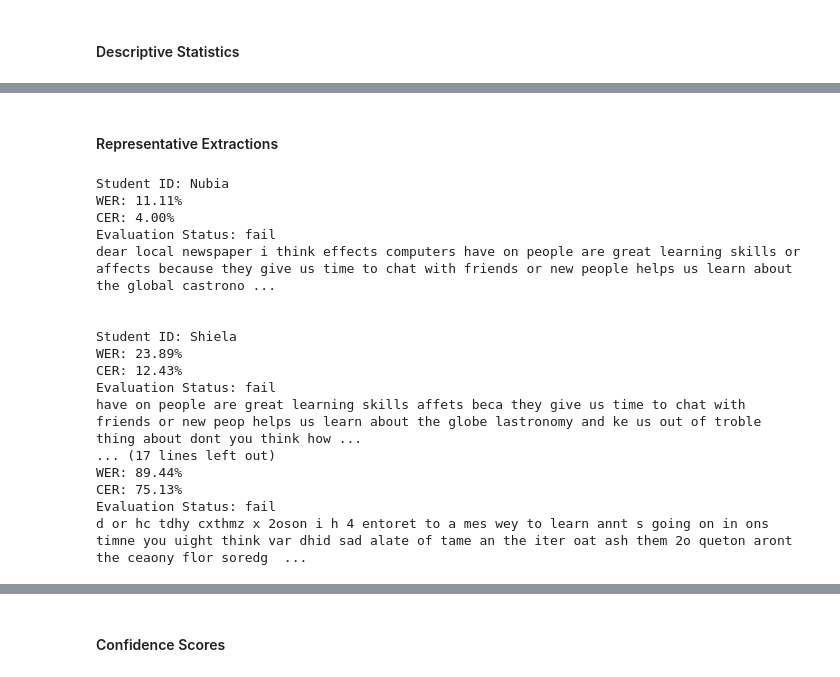
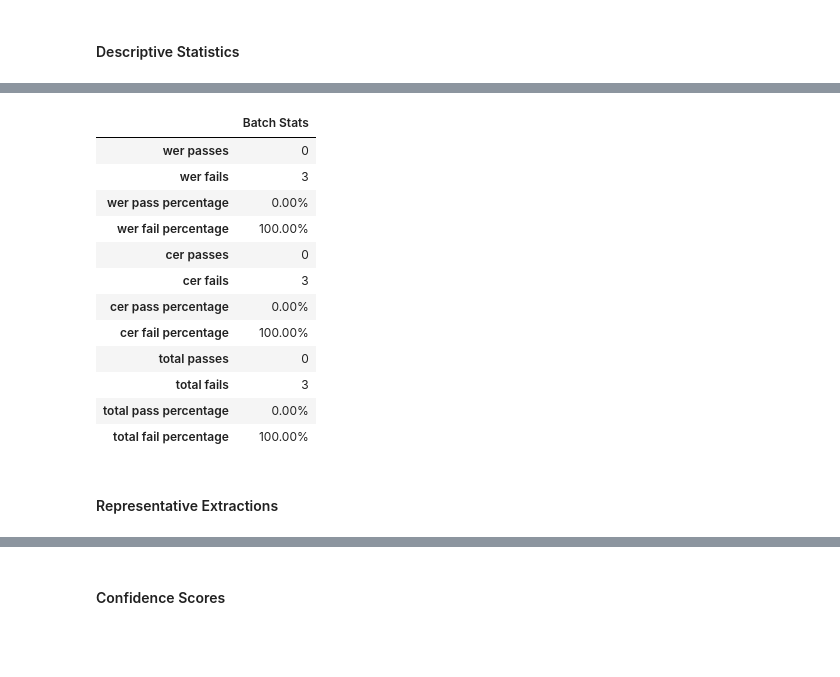
Before and after one commit to AsaDorville758/aes-thesis, a Jupyter notebook: aes_notebook/Whisper_paddleOCR_deBERTa.ipynb, the cells around one changed output, grey strips where cells are left out. Cells and saved outputs as stored; diff of their text form; code cells hidden in the pictures; blank space fills up the shorter version.

```diff
--- a/aes_notebook/Whisper_paddleOCR_deBERTa.ipynb
+++ b/aes_notebook/Whisper_paddleOCR_deBERTa.ipynb
@@ -1059,41 +1113,18 @@ df
+# %%
+batch_data.show_eval_stats()
+# %% [output]
+|  | Batch Stats |
+| wer passes | 0 |
+| wer fails | 3 |
+| wer pass percentage | 0.00% |
+| wer fail percentage | 100.00% |
+| cer passes | 0 |
+| cer fails | 3 |
+| cer pass percentage | 0.00% |
+| cer fail percentage | 100.00% |
+| total passes | 0 |
+| total fails | 3 |
+| total pass percentage | 0.00% |
+| total fail percentage | 100.00% |
 # %% [markdown]
 #### Representative Extractions
-# %%
-#Calculate indices for 5 representative samples from WER distribution
-#Select samples in increasing WER from min to max
-
-#TODO: Make all of this into a class
-
-min_indx = 0
-max_indx = len(batch_extraction['details']) -1
-median_indx = int((min_indx + max_indx)/2)
-lower_mid_indx = int((min_indx + median_indx)/2)
-upper_mid_indx = int((median_indx + max_indx)/2)
-
-sample_indx = [min_indx, lower_mid_indx, median_indx, upper_mid_indx, max_indx]
-
-for i in sample_indx:
-    print(f"Student ID: {batch_extraction['details'][i]['Student_ID']}")
-    print(f"WER: {batch_extraction['details'][i]['WER']:.2%}")
-    print(f"CER: {batch_extraction['details'][i]['CER']:.2%}")
-    print(f"Evaluation Status: {batch_extraction['details'][i]['Evaluation Status']}")
-    batch_extraction['details'][i]["Extraction"].show_normalised_text() #change Extraction to Output for universality
-    print('\n')
-# %% [output]
-Student ID: Nubia
-WER: 11.11%
-CER: 4.00%
-Evaluation Status: fail
-dear local newspaper i think effects computers have on people are great learning skills or affects because they give us time to chat with friends or new people helps us learn about the global castrono ...
-
-
-Student ID: Shiela
-WER: 23.89%
-CER: 12.43%
-Evaluation Status: fail
-have on people are great learning skills affets beca they give us time to chat with friends or new peop helps us learn about the globe lastronomy and ke us out of troble thing about dont you think how ...
-... (17 lines left out)
-WER: 89.44%
-CER: 75.13%
-Evaluation Status: fail
-d or hc tdhy cxthmz x 2oson i h 4 entoret to a mes wey to learn annt s going on in ons timne you uight think var dhid sad alate of tame an the iter oat ash them 2o queton aront the ceaony flor soredg  ...
```
Also changed, not shown: parts of 15 cells of this notebook, 9 other files.
